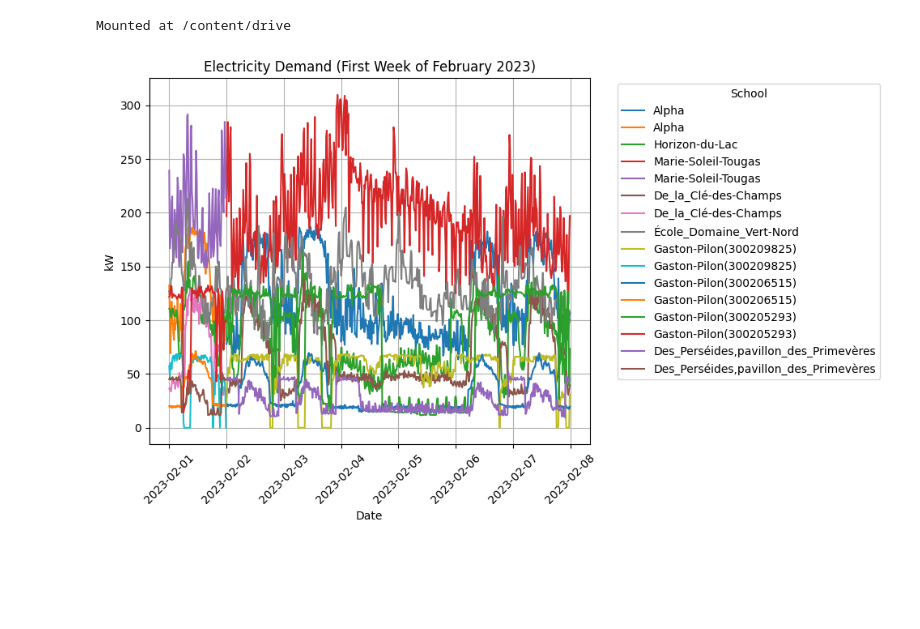
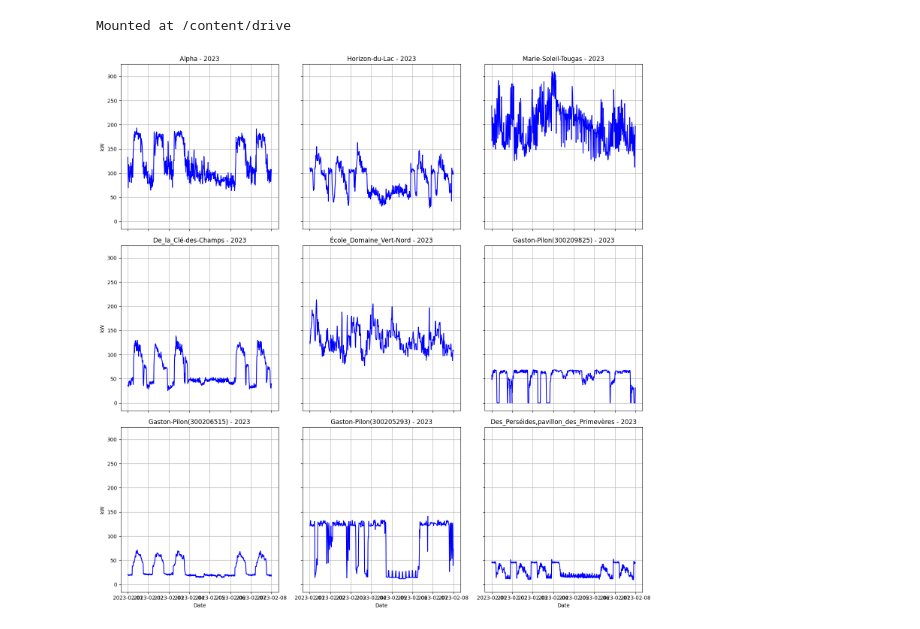
Before and after one commit to MohsenLotfii/School_electricity, a Jupyter notebook: 1_Schools_electricity_for_each_schools_(1st_week_of_Feb_2023_&_2024)__19_Sep_2024.ipynb, the cells around one changed output. Cells and saved outputs as stored; diff of their text form; code cells hidden in the pictures; blank space fills up the shorter version.

```diff
--- a/1_Schools_electricity_for_each_schools_(1st_week_of_Feb_2023_&_2024)__19_Sep_2024.ipynb
+++ b/1_Schools_electricity_for_each_schools_(1st_week_of_Feb_2023_&_2024)__19_Sep_2024.ipynb
@@ -10,7 +10,6 @@ import pandas as pd
 import os
 import matplotlib.pyplot as plt
 import numpy as np
-import re
 
 # List of paths for different schools
 schoolPaths = [
@@ -25,74 +24,70 @@ schoolPaths = [
     "/content/drive/MyDrive/🍁 /UdS/Thesis/Projects/Des_Perséides,pavillon_des_Primevères",
 ]
 
-# Function to filter data for the first week of February
 def filter_february_first_week(df, year):
-    # Filter data for the first week of February of the given year
-    start_date = pd.to_datetime(f'{year}-02-01') # Convert start date to Timestamp
-    end_date = pd.to_datetime(f'{year}-02-08')   # Convert end date to Timestamp
+    start_date = pd.to_datetime(f'{year}-02-01')
+    end_date = pd.to_datetime(f'{year}-02-08')
     df_filtered = df[(df.iloc[:, 1] >= start_date) & (df.iloc[:, 1] < end_date)]
     return df_filtered
 
-# Function to plot data for a specific year
 def plot_data_for_year(year):
-    plt.figure(figsize=(10, 6))
+    num_schools = len(schoolPaths)
 
-    # Loop through each school path
-    for schoolPath in schoolPaths:
-        # Get a list of all CSV files in the directory
+    # Determine grid size
+    grid_size = int(np.ceil(np.sqrt(num_schools)))
+
+    fig, axs = plt.subplots(grid_size, grid_size, figsize=(15, 15), sharex=True, sharey=True)
+    axs = axs.flatten()  # Flatten the array for easier iteration
+
+    for i, schoolPath in enumerate(schoolPaths):
         csv_files = [f for f in os.listdir(schoolPath) if f.endswith('.csv')]
 
-        # Loop over each CSV file and plot the data
+        if not csv_files:
+            print(f"No CSV files found in {schoolPath}")
+            axs[i].set_title(f'{os.path.basename(schoolPath)} - {year}')
+            continue
+
         for file in csv_files:
             full_path = os.path.join(schoolPath, file)
 
-            # Read the CSV file into a DataFrame
-            df = pd.read_csv(full_path, delimiter=';', decimal=',')
+            try:
+                df = pd.read_csv(full_path, delimiter=';', decimal=',')
+                df.iloc[:, 1] = pd.to_datetime(df.iloc[:, 1], errors='coerce')
+                df = df.dropna(subset=[df.columns[1]])
 
-            # Convert the second column (Date and time) to datetime
-            df.iloc[:, 1] = pd.to_datetime(df.iloc[:, 1], errors='coerce')
+                if df.shape[1] >= 3:
+                    df.iloc[:, 2] = pd.to_numeric(df.iloc[:, 2], errors='coerce')
+                    df = df.dropna(subset=[df.columns[2]])
 
-            # Drop rows with invalid or missing datetime values
-            df = df.dropna(subset=[df.columns[1]])
+                    df_filtered = filter_february_first_week(df, year)
 
-            # Ensure there are enough columns and clean the 'Real power' column
-            if df.shape[1] >= 3:
-                df.iloc[:, 2] = pd.to_numeric(df.iloc[:, 2], errors='coerce')
-                df = df.dropna(subset=[df.columns[2]])
+                    if not df_filtered.empty:
+                        axs[i].plot(df_filtered.iloc[:, 1], df_filtered.iloc[:, 2], color='blue')
 
-                # Filter data for the first week of February of the given year
-                df_filtered = filter_february_first_week(df, year)
+            except Exception as e:
+                print(f"Error processing file {file} in {schoolPath}: {e}")
 
-                # If there's no data for the specified week, skip this file
-                if df_filtered.empty:
-                    continue
+        # Set titles for each subplot
+        axs[i].set_title(f'{os.path.basename(schoolPath)} - {year}')
+        axs[i].set_ylabel('kW')
 
-                # Plot the data
-                school_name = os.path.basename(schoolPath)
-                plt.plot(df_filtered.iloc[:, 1], df_filtered.iloc[:, 2], label=school_name)
+    # Hide unused subplots
+    for j in range(num_schools, len(axs)):
+        fig.delaxes(axs[j])
 
-    # Set axis labels and title
-    plt.xlabel('Date')
-    plt.ylabel('kW')
-    plt.title(f'Electricity Demand (First Week of February {year})')
+    # Set labels and grid for all subplots
+    for ax in axs:
+        ax.set_xlabel('Date')
+        ax.grid(True)
+        ax.label_outer()
 
-    # Rotate x-axis labels for better readability
-    plt.xticks(rotation=45)
-
-    # Add a grid and legend
-    plt.grid(True)
-    plt.legend(title="School", bbox_to_anchor=(1.05, 1), loc='upper left')
-
-    # Adjust layout to prevent label cutting
     plt.tight_layout()
-
-    # Show the plot
     plt.show()
 
 # Plot data for 2023
 plot_data_for_year(2023)
 
 # Plot data for 2024
 plot_data_for_year(2024)
 # %% [output]
-[figure, old version]
+[figure, new version]
```
Also changed, not shown: parts of 2 cells of this notebook.
